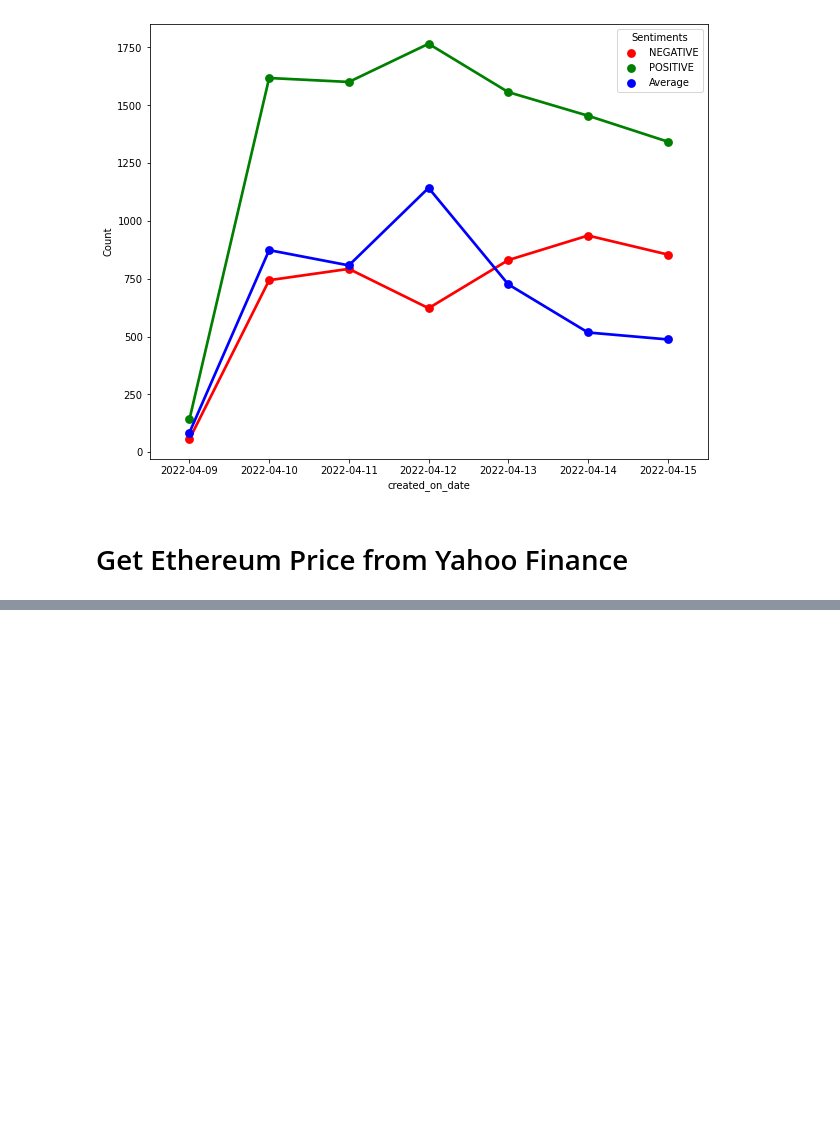
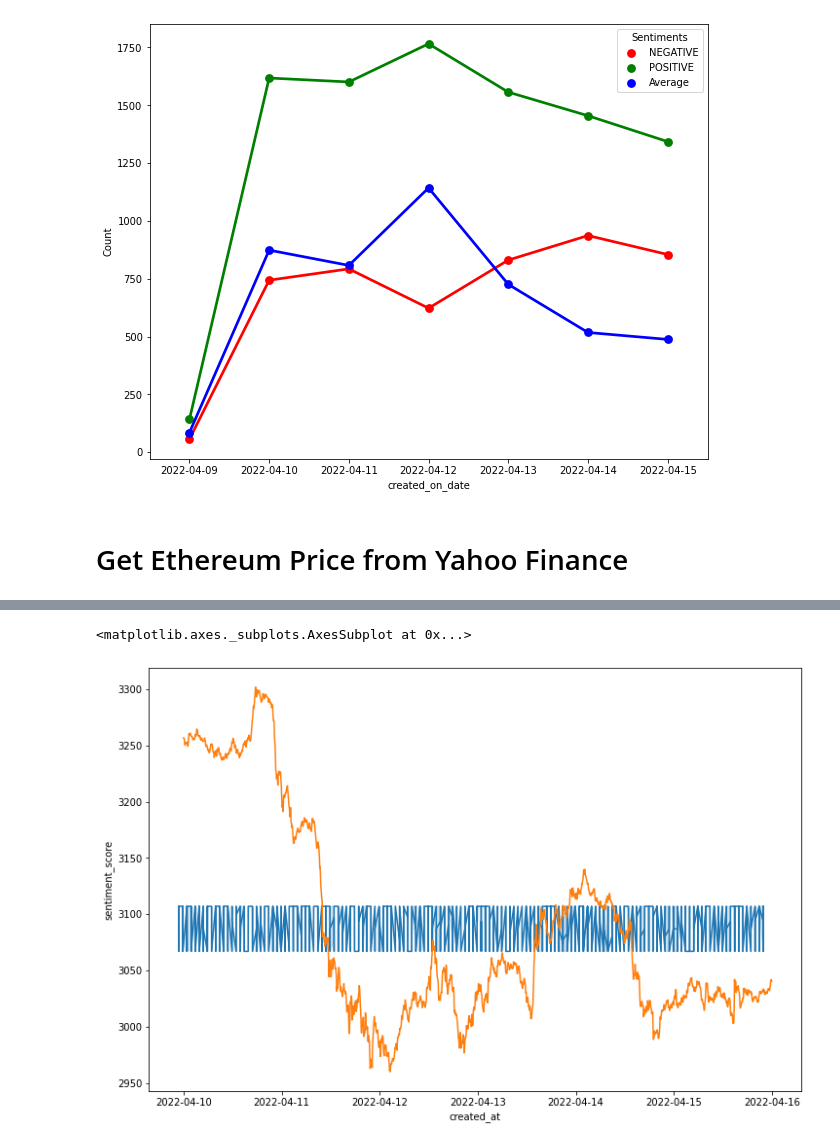
Before and after one commit to mohansameer1983/AI-Finance, a Jupyter notebook: Sentiment_Analysis_Ethereum_Price_Pridiction.ipynb, the cells around one changed output, grey strips where cells are left out. Cells and saved outputs as stored; diff of their text form; code cells hidden in the pictures; blank space fills up the shorter version.

```diff
--- a/Sentiment_Analysis_Ethereum_Price_Pridiction.ipynb
+++ b/Sentiment_Analysis_Ethereum_Price_Pridiction.ipynb
@@ -463,0 +478,5 @@ Text(0, 0.5, 'Price ($)')
+# %%
+# create a single negative-positive sentiment value
+graph_df=twitter_predicted_vis_df.copy()
+graph_df['sentiment_score'] = graph_df['flair_sentiment_code']*20 + mean_price
+graph_df
@@ -463,0 +497,12 @@ Text(0, 0.5, 'Price ($)')
+# %%
+# import matplotlib as seaborn for plotting the graph
+import matplotlib.pyplot as plt
+import seaborn as sns
+plt.figure(figsize=(12,8))
+# plot the sentiment data
+sns.lineplot(x=graph_df['created_at'], y=graph_df['sentiment_score'])
+# and the tesla stock price
+sns.lineplot(x=daily_quote_df['Datetime'], y=daily_quote_df['Close'])
+# %% [output]
+<matplotlib.axes._subplots.AxesSubplot at 0x...>
+[figure, added]
```
Also changed, not shown: parts of 4 cells of this notebook.
